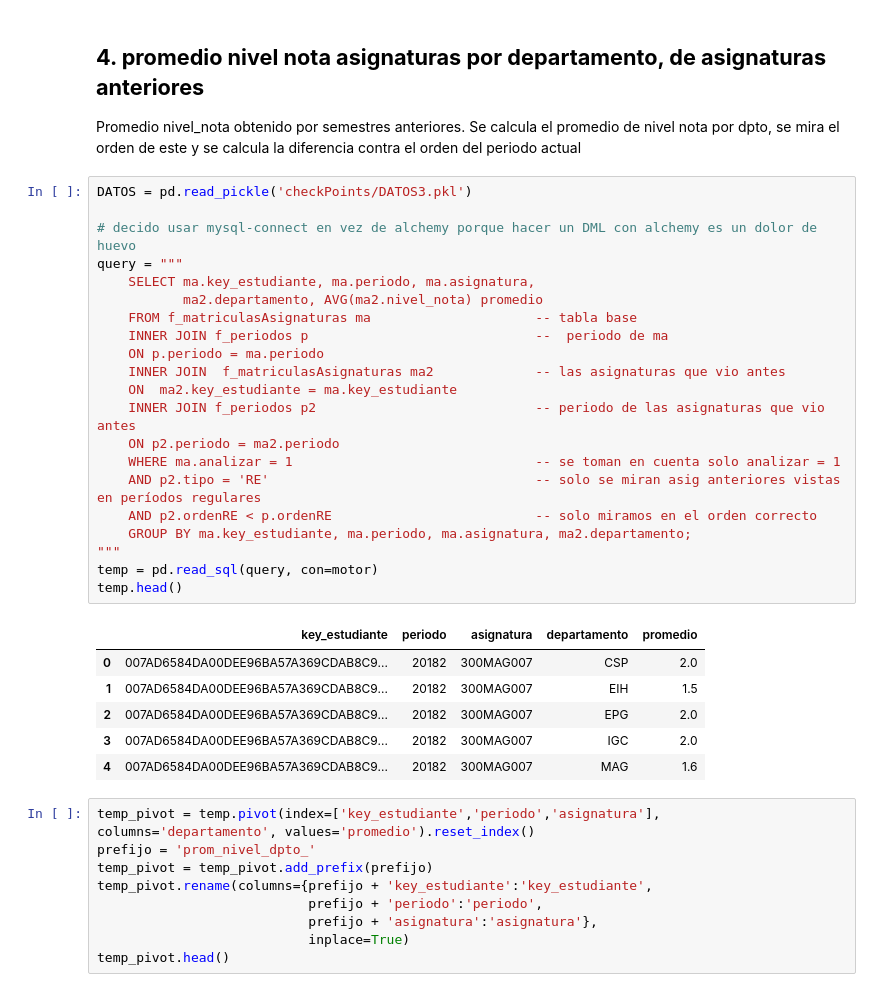
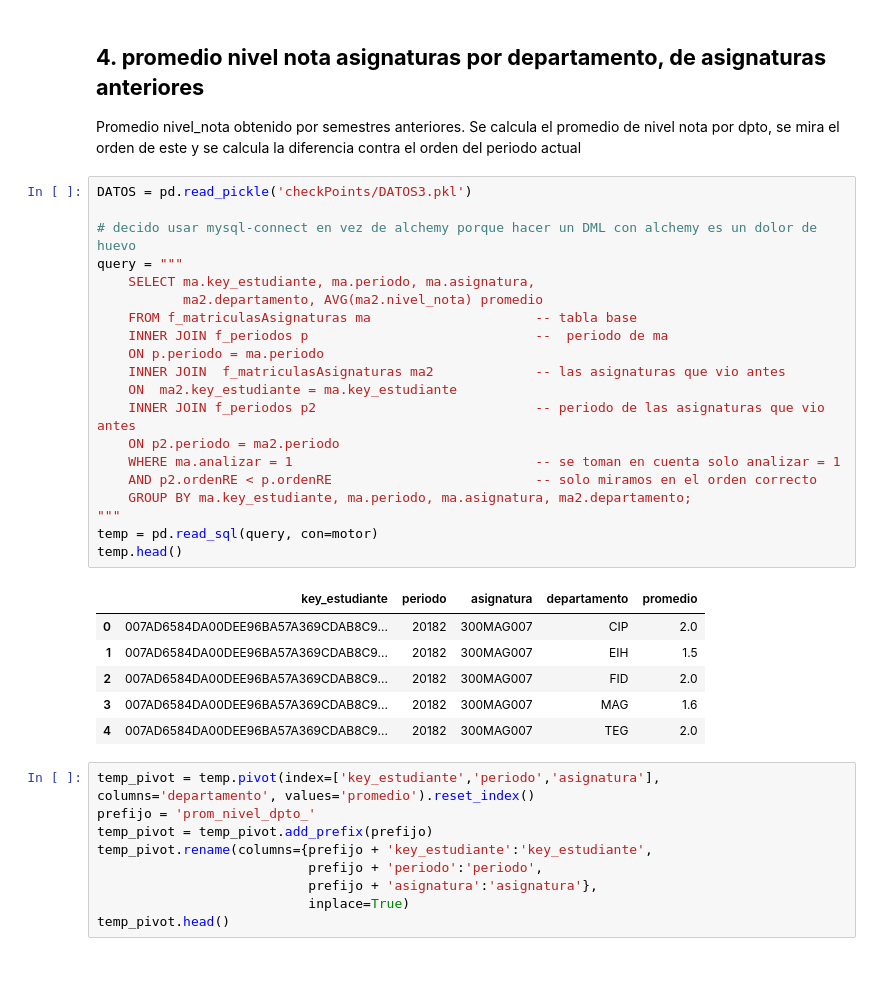
Before and after one commit to jaimereinoso2/pg2, a Jupyter notebook: prepararDATOS.ipynb, the cells around one changed output. Saved outputs shown, nothing was run; the diff lists cells and outputs as text.

```diff
--- a/prepararDATOS.ipynb
+++ b/prepararDATOS.ipynb
@@ -347,31 +347,30 @@ la diferencia contra el orden del periodo actual
 # %%
 DATOS = pd.read_pickle('checkPoints/DATOS3.pkl')
 
 # decido usar mysql-connect en vez de alchemy porque hacer un DML con alchemy es un dolor de huevo
 query = """
     SELECT ma.key_estudiante, ma.periodo, ma.asignatura,
            ma2.departamento, AVG(ma2.nivel_nota) promedio
     FROM f_matriculasAsignaturas ma						-- tabla base
     INNER JOIN f_periodos p								--  periodo de ma
     ON p.periodo = ma.periodo
     INNER JOIN  f_matriculasAsignaturas ma2				-- las asignaturas que vio antes
     ON  ma2.key_estudiante = ma.key_estudiante
     INNER JOIN f_periodos p2							-- periodo de las asignaturas que vio antes
     ON p2.periodo = ma2.periodo
     WHERE ma.analizar = 1								-- se toman en cuenta solo analizar = 1
-    AND p2.tipo = 'RE'									-- solo se miran asig anteriores vistas en períodos regulares
     AND p2.ordenRE < p.ordenRE                          -- solo miramos en el orden correcto
     GROUP BY ma.key_estudiante, ma.periodo, ma.asignatura, ma2.departamento;
 """
 temp = pd.read_sql(query, con=motor)
 temp.head()
 # %% [output]
 |  | key_estudiante | periodo | asignatura | departamento | promedio |
-| 0 | 007AD6584DA00DEE96BA57A369CDAB8C9... | 20182 | 300MAG007 | CSP | 2.0 |
+| 0 | 007AD6584DA00DEE96BA57A369CDAB8C9... | 20182 | 300MAG007 | CIP | 2.0 |
 | 1 | 007AD6584DA00DEE96BA57A369CDAB8C9... | 20182 | 300MAG007 | EIH | 1.5 |
-| 2 | 007AD6584DA00DEE96BA57A369CDAB8C9... | 20182 | 300MAG007 | EPG | 2.0 |
-| 3 | 007AD6584DA00DEE96BA57A369CDAB8C9... | 20182 | 300MAG007 | IGC | 2.0 |
-| 4 | 007AD6584DA00DEE96BA57A369CDAB8C9... | 20182 | 300MAG007 | MAG | 1.6 |
+| 2 | 007AD6584DA00DEE96BA57A369CDAB8C9... | 20182 | 300MAG007 | FID | 2.0 |
+| 3 | 007AD6584DA00DEE96BA57A369CDAB8C9... | 20182 | 300MAG007 | MAG | 1.6 |
+| 4 | 007AD6584DA00DEE96BA57A369CDAB8C9... | 20182 | 300MAG007 | TEG | 2.0 |
 # %%
 temp_pivot = temp.pivot(index=['key_estudiante','periodo','asignatura'], columns='departamento', values='promedio').reset_index()
 prefijo = 'prom_nivel_dpto_'
```
Also changed, not shown: parts of 5 cells of this notebook, 1 other file.
